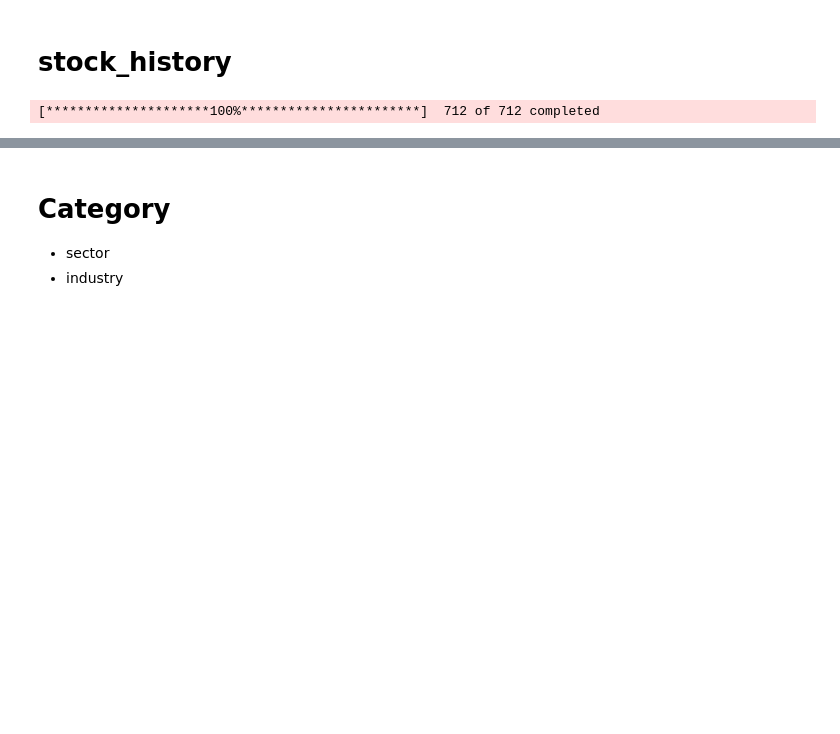
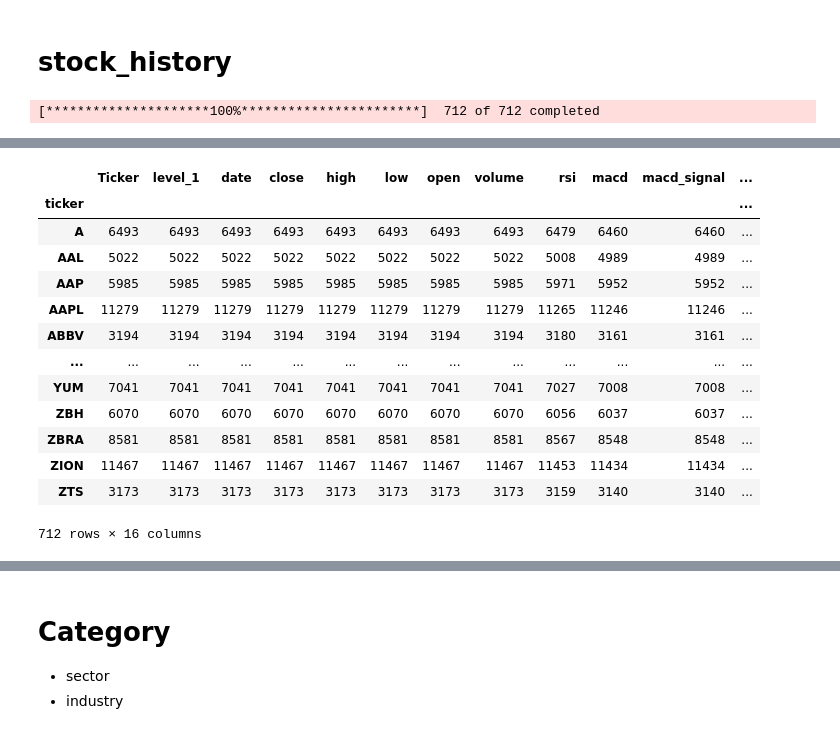
Before and after one commit to SHDS-ESC/StockSimulator-Data, a Jupyter notebook: ipynb/yfinance.ipynb, the cells around one changed output, grey strips where cells are left out. Cells and saved outputs as stored; diff of their text form; code cells hidden in the pictures; blank space fills up the shorter version.

```diff
--- a/ipynb/yfinance.ipynb
+++ b/ipynb/yfinance.ipynb
@@ -154,3 +183,20 @@ stock_history.head()
+# %%
+report_df.groupby('ticker').count()
+# %% [output]
+|  | Ticker | level_1 | date | close | high | low | open | volume | rsi | macd | macd_signal | ... |
+| ticker |  |  |  |  |  |  |  |  |  |  |  | ... |
+| A | 6493 | 6493 | 6493 | 6493 | 6493 | 6493 | 6493 | 6493 | 6479 | 6460 | 6460 | ... |
+| AAL | 5022 | 5022 | 5022 | 5022 | 5022 | 5022 | 5022 | 5022 | 5008 | 4989 | 4989 | ... |
+| AAP | 5985 | 5985 | 5985 | 5985 | 5985 | 5985 | 5985 | 5985 | 5971 | 5952 | 5952 | ... |
+| AAPL | 11279 | 11279 | 11279 | 11279 | 11279 | 11279 | 11279 | 11279 | 11265 | 11246 | 11246 | ... |
+| ABBV | 3194 | 3194 | 3194 | 3194 | 3194 | 3194 | 3194 | 3194 | 3180 | 3161 | 3161 | ... |
+| ... | ... | ... | ... | ... | ... | ... | ... | ... | ... | ... | ... | ... |
+| YUM | 7041 | 7041 | 7041 | 7041 | 7041 | 7041 | 7041 | 7041 | 7027 | 7008 | 7008 | ... |
+| ZBH | 6070 | 6070 | 6070 | 6070 | 6070 | 6070 | 6070 | 6070 | 6056 | 6037 | 6037 | ... |
+| ZBRA | 8581 | 8581 | 8581 | 8581 | 8581 | 8581 | 8581 | 8581 | 8567 | 8548 | 8548 | ... |
+| ZION | 11467 | 11467 | 11467 | 11467 | 11467 | 11467 | 11467 | 11467 | 11453 | 11434 | 11434 | ... |
+| ZTS | 3173 | 3173 | 3173 | 3173 | 3173 | 3173 | 3173 | 3173 | 3159 | 3140 | 3140 | ... |
+712 rows × 16 columns
 # %%
 from datetime import date
 
```
Also changed, not shown: parts of 12 cells of this notebook, 4 other files.
